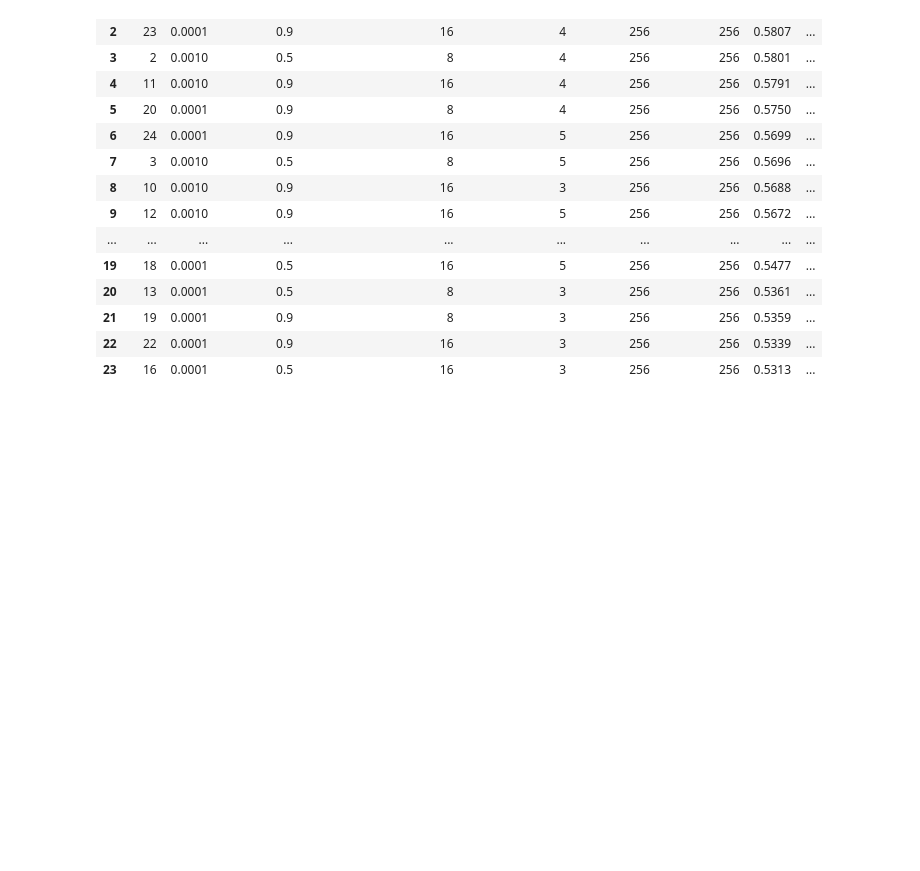
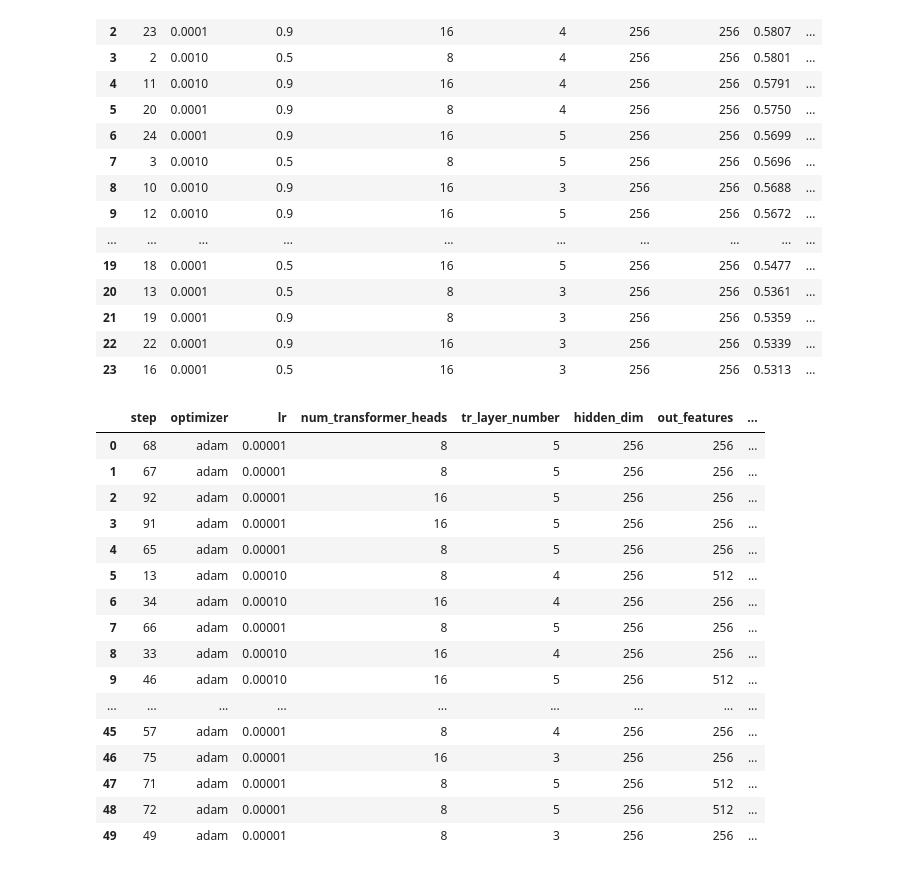
Before and after one commit to LEYA-HSE/BiBiER, a Jupyter notebook: analysis.ipynb, the cells around one changed output. Cells and saved outputs as stored; diff of their text form; code cells hidden in the pictures; blank space fills up the shorter version.

```diff
--- a/analysis.ipynb
+++ b/analysis.ipynb
@@ -72,7 +72,7 @@ def parse_smart_log(path_or_str, top_n=15):
 
     df = pd.DataFrame(rows)
     if not df.empty:
-        df = df.sort_values('dev', ascending=False)
+        df = df.sort_values('test', ascending=False)
         if top_n is not None:
             df = df.head(top_n)
         df = df.reset_index(drop=True)
@@ -514,3 +514,29 @@ display(df.head(25))
 | 21 | 19 | 0.0001 | 0.9 | 8 | 3 | 256 | 256 | 0.5359 | ... |
 | 22 | 22 | 0.0001 | 0.9 | 16 | 3 | 256 | 256 | 0.5339 | ... |
 | 23 | 16 | 0.0001 | 0.5 | 16 | 3 | 256 | 256 | 0.5313 | ... |
+# %%
+df = parse_smart_log("C:/Users/Alexandr/Desktop/sampling/last/biformer.txt",50)
+
+from IPython.display import display
+pd.set_option("display.max_columns", None)
+pd.set_option("display.width", 160)
+
+display(df.head(50))
+# %% [output]
+|  | step | optimizer | lr | num_transformer_heads | tr_layer_number | hidden_dim | out_features | ... |
+| 0 | 68 | adam | 0.00001 | 8 | 5 | 256 | 256 | ... |
+| 1 | 67 | adam | 0.00001 | 8 | 5 | 256 | 256 | ... |
+| 2 | 92 | adam | 0.00001 | 16 | 5 | 256 | 256 | ... |
+| 3 | 91 | adam | 0.00001 | 16 | 5 | 256 | 256 | ... |
+| 4 | 65 | adam | 0.00001 | 8 | 5 | 256 | 256 | ... |
+| 5 | 13 | adam | 0.00010 | 8 | 4 | 256 | 512 | ... |
+| 6 | 34 | adam | 0.00010 | 16 | 4 | 256 | 256 | ... |
+| 7 | 66 | adam | 0.00001 | 8 | 5 | 256 | 256 | ... |
+| 8 | 33 | adam | 0.00010 | 16 | 4 | 256 | 256 | ... |
+| 9 | 46 | adam | 0.00010 | 16 | 5 | 256 | 512 | ... |
+| ... | ... | ... | ... | ... | ... | ... | ... | ... |
+| 45 | 57 | adam | 0.00001 | 8 | 4 | 256 | 256 | ... |
+| 46 | 75 | adam | 0.00001 | 16 | 3 | 256 | 256 | ... |
+| 47 | 71 | adam | 0.00001 | 8 | 5 | 256 | 512 | ... |
+| 48 | 72 | adam | 0.00001 | 8 | 5 | 256 | 512 | ... |
+| 49 | 49 | adam | 0.00001 | 8 | 3 | 256 | 256 | ... |
```
Also changed, not shown: parts of 8 cells of this notebook, 10 other files.
